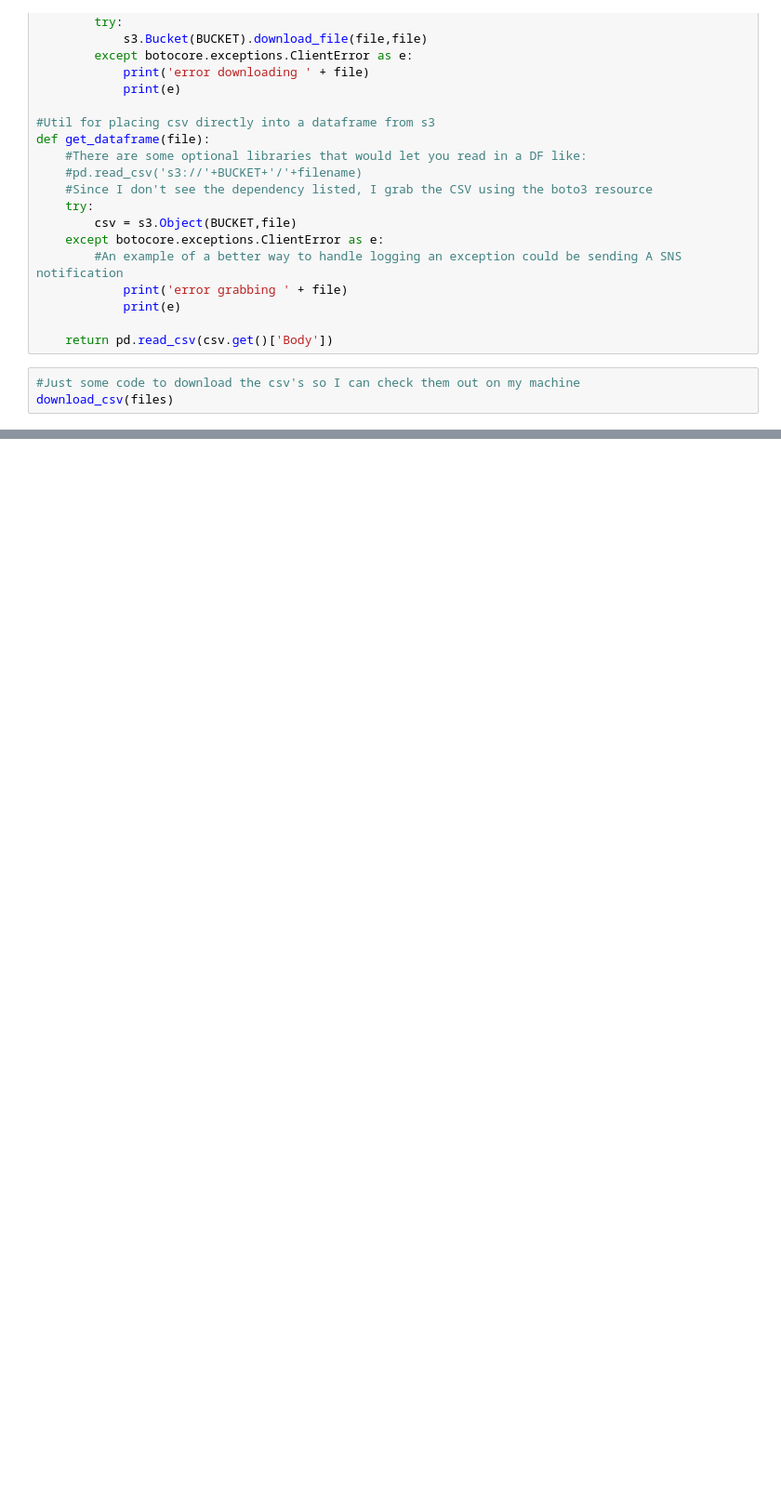
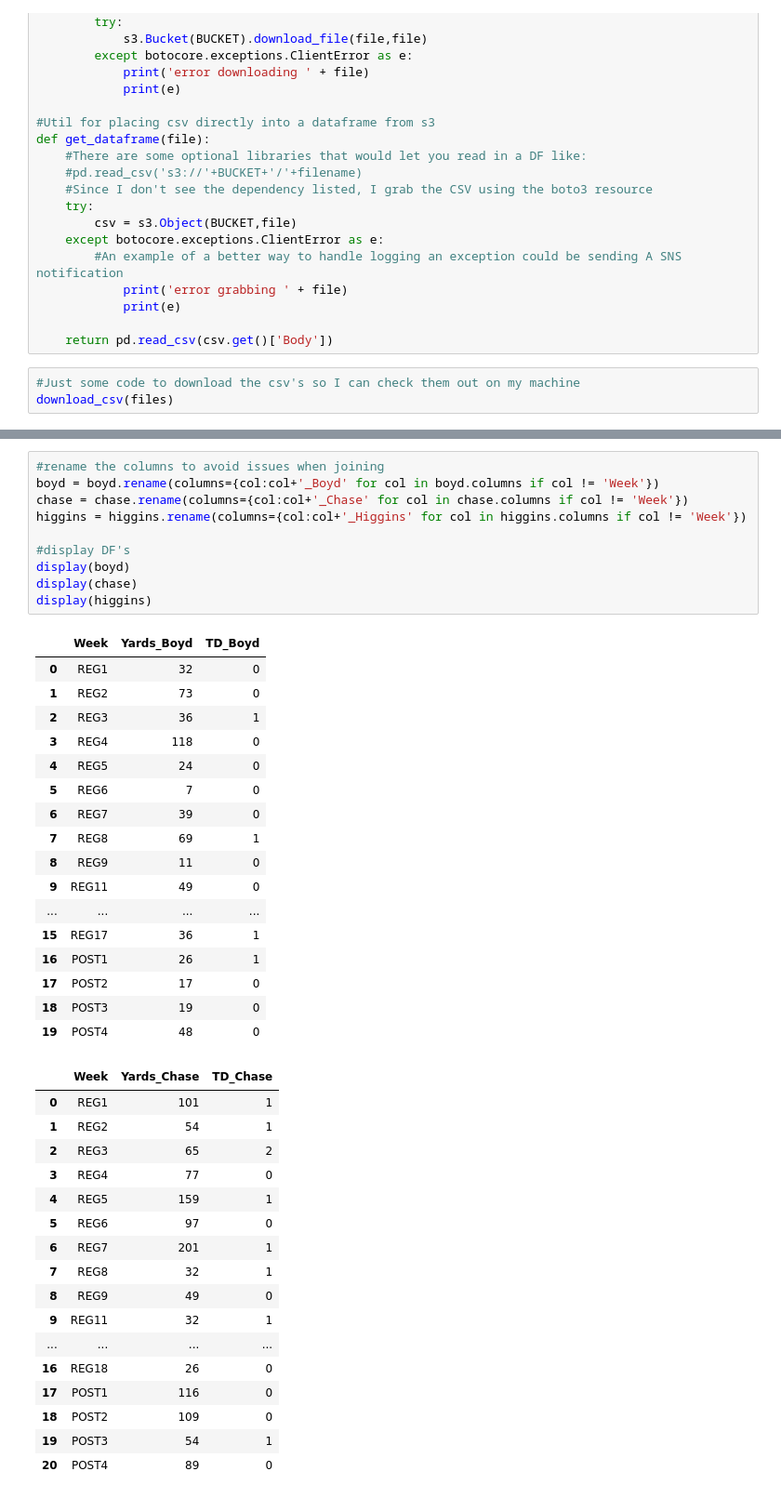
Before and after one commit to HussHam/mindex_data_test, a Jupyter notebook: bengals_script.ipynb, the cells around one changed output, grey strips where cells are left out. Shown at 93% size. Cells and saved outputs as stored; diff of their text form; blank space fills up the shorter version.

```diff
--- a/bengals_script.ipynb
+++ b/bengals_script.ipynb
@@ -48,0 +49,45 @@ higgins_receiving = get_dataframe(files[3])
+# %%
+#rename the columns to avoid issues when joining
+boyd = boyd.rename(columns={col:col+'_Boyd' for col in boyd.columns if col != 'Week'})
+chase = chase.rename(columns={col:col+'_Chase' for col in chase.columns if col != 'Week'})
+higgins = higgins.rename(columns={col:col+'_Higgins' for col in higgins.columns if col != 'Week'})
+
+#display DF's
+display(boyd)
+display(chase)
+display(higgins)
+# %% [output]
+|  | Week | Yards_Boyd | TD_Boyd |
+| 0 | REG1 | 32 | 0 |
+| 1 | REG2 | 73 | 0 |
+| 2 | REG3 | 36 | 1 |
+| 3 | REG4 | 118 | 0 |
+| 4 | REG5 | 24 | 0 |
+| 5 | REG6 | 7 | 0 |
+| 6 | REG7 | 39 | 0 |
+| 7 | REG8 | 69 | 1 |
+| 8 | REG9 | 11 | 0 |
+| 9 | REG11 | 49 | 0 |
+| ... | ... | ... | ... |
+| 15 | REG17 | 36 | 1 |
+| 16 | POST1 | 26 | 1 |
+| 17 | POST2 | 17 | 0 |
+| 18 | POST3 | 19 | 0 |
+| 19 | POST4 | 48 | 0 |
+|  | Week | Yards_Chase | TD_Chase |
+| 0 | REG1 | 101 | 1 |
+| 1 | REG2 | 54 | 1 |
+| 2 | REG3 | 65 | 2 |
+| 3 | REG4 | 77 | 0 |
+| 4 | REG5 | 159 | 1 |
+| 5 | REG6 | 97 | 0 |
+| 6 | REG7 | 201 | 1 |
+| 7 | REG8 | 32 | 1 |
+| 8 | REG9 | 49 | 0 |
+| 9 | REG11 | 32 | 1 |
+| ... | ... | ... | ... |
+| 16 | REG18 | 26 | 0 |
+| 17 | POST1 | 116 | 0 |
+| 18 | POST2 | 109 | 0 |
+| 19 | POST3 | 54 | 1 |
+| 20 | POST4 | 89 | 0 |
```
Also changed, not shown: parts of 4 cells of this notebook.
